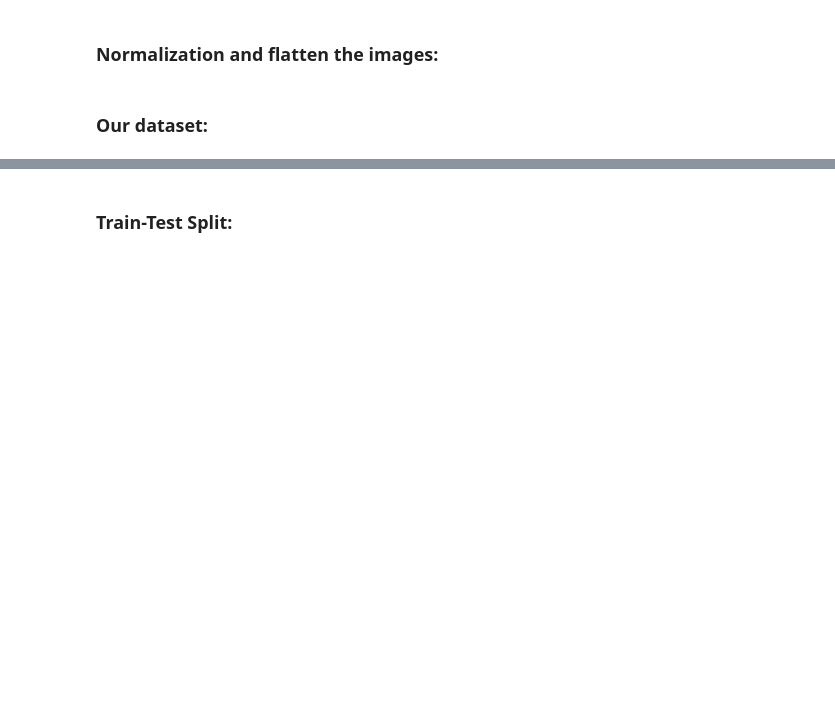
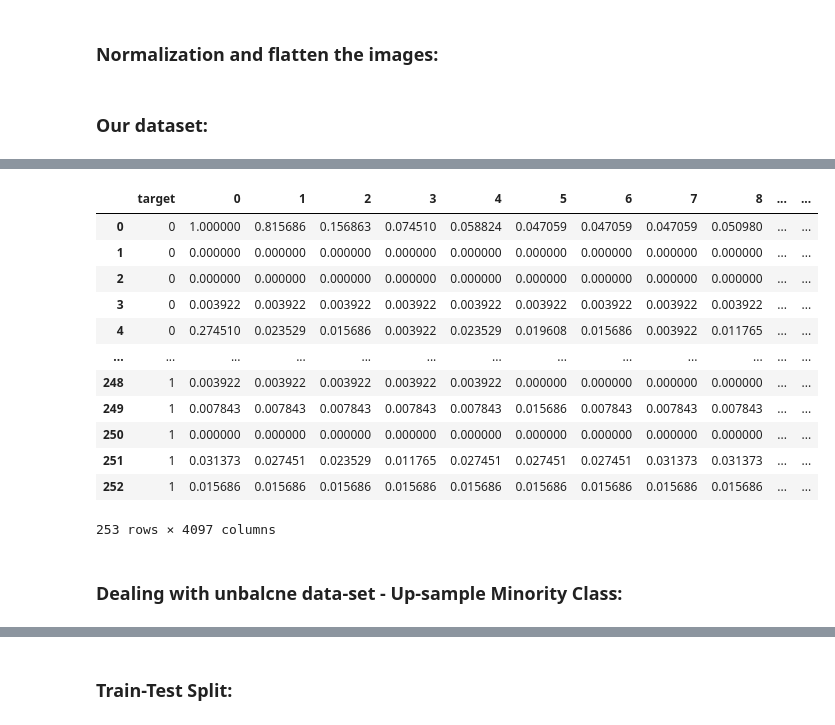
Before and after one commit to NoaAizer/Brain-Tumor-MRI-Classification, a Jupyter notebook: Final_Project_Brain_Tumor_Classifier.ipynb, the cells around one changed output, grey strips where cells are left out. Drawn from its saved outputs; the diff is of its cells as text; code cells hidden in the pictures; blank space fills up the shorter version.

```diff
--- a/Final_Project_Brain_Tumor_Classifier.ipynb
+++ b/Final_Project_Brain_Tumor_Classifier.ipynb
@@ -239,0 +224,21 @@ df
+# %%
+df_y = pd.DataFrame({'target':Y})
+df_X = pd.DataFrame(X)
+df = pd.DataFrame(data=pd.concat([df_y, df_X], axis=1))
+df
+# %% [output]
+|  | target | 0 | 1 | 2 | 3 | 4 | 5 | 6 | 7 | 8 | ... | ... |
+| 0 | 0 | 1.000000 | 0.815686 | 0.156863 | 0.074510 | 0.058824 | 0.047059 | 0.047059 | 0.047059 | 0.050980 | ... | ... |
+| 1 | 0 | 0.000000 | 0.000000 | 0.000000 | 0.000000 | 0.000000 | 0.000000 | 0.000000 | 0.000000 | 0.000000 | ... | ... |
+| 2 | 0 | 0.000000 | 0.000000 | 0.000000 | 0.000000 | 0.000000 | 0.000000 | 0.000000 | 0.000000 | 0.000000 | ... | ... |
+| 3 | 0 | 0.003922 | 0.003922 | 0.003922 | 0.003922 | 0.003922 | 0.003922 | 0.003922 | 0.003922 | 0.003922 | ... | ... |
+| 4 | 0 | 0.274510 | 0.023529 | 0.015686 | 0.003922 | 0.023529 | 0.019608 | 0.015686 | 0.003922 | 0.011765 | ... | ... |
+| ... | ... | ... | ... | ... | ... | ... | ... | ... | ... | ... | ... | ... |
+| 248 | 1 | 0.003922 | 0.003922 | 0.003922 | 0.003922 | 0.003922 | 0.000000 | 0.000000 | 0.000000 | 0.000000 | ... | ... |
+| 249 | 1 | 0.007843 | 0.007843 | 0.007843 | 0.007843 | 0.007843 | 0.015686 | 0.007843 | 0.007843 | 0.007843 | ... | ... |
+| 250 | 1 | 0.000000 | 0.000000 | 0.000000 | 0.000000 | 0.000000 | 0.000000 | 0.000000 | 0.000000 | 0.000000 | ... | ... |
+| 251 | 1 | 0.031373 | 0.027451 | 0.023529 | 0.011765 | 0.027451 | 0.027451 | 0.027451 | 0.031373 | 0.031373 | ... | ... |
+| 252 | 1 | 0.015686 | 0.015686 | 0.015686 | 0.015686 | 0.015686 | 0.015686 | 0.015686 | 0.015686 | 0.015686 | ... | ... |
+253 rows × 4097 columns
+# %% [markdown]
+### Dealing with unbalcne data-set - Up-sample Minority Class:
```
Also changed, not shown: parts of 19 cells of this notebook.
